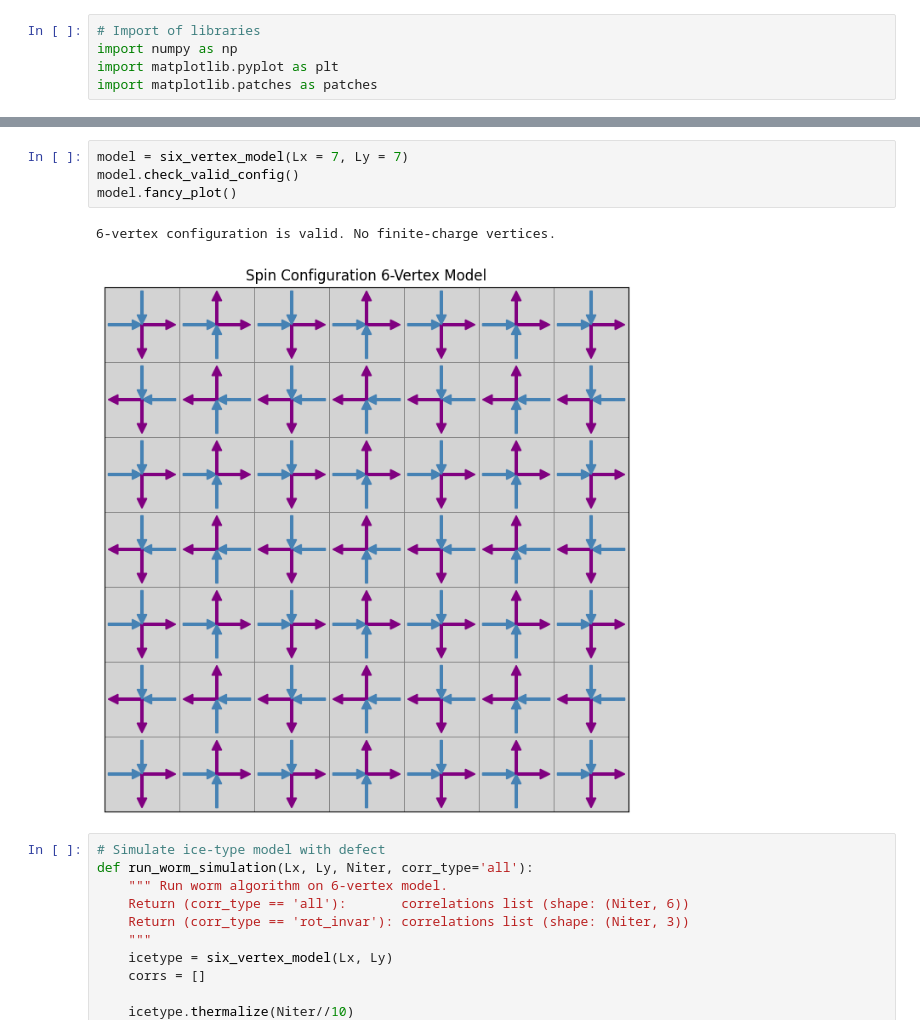
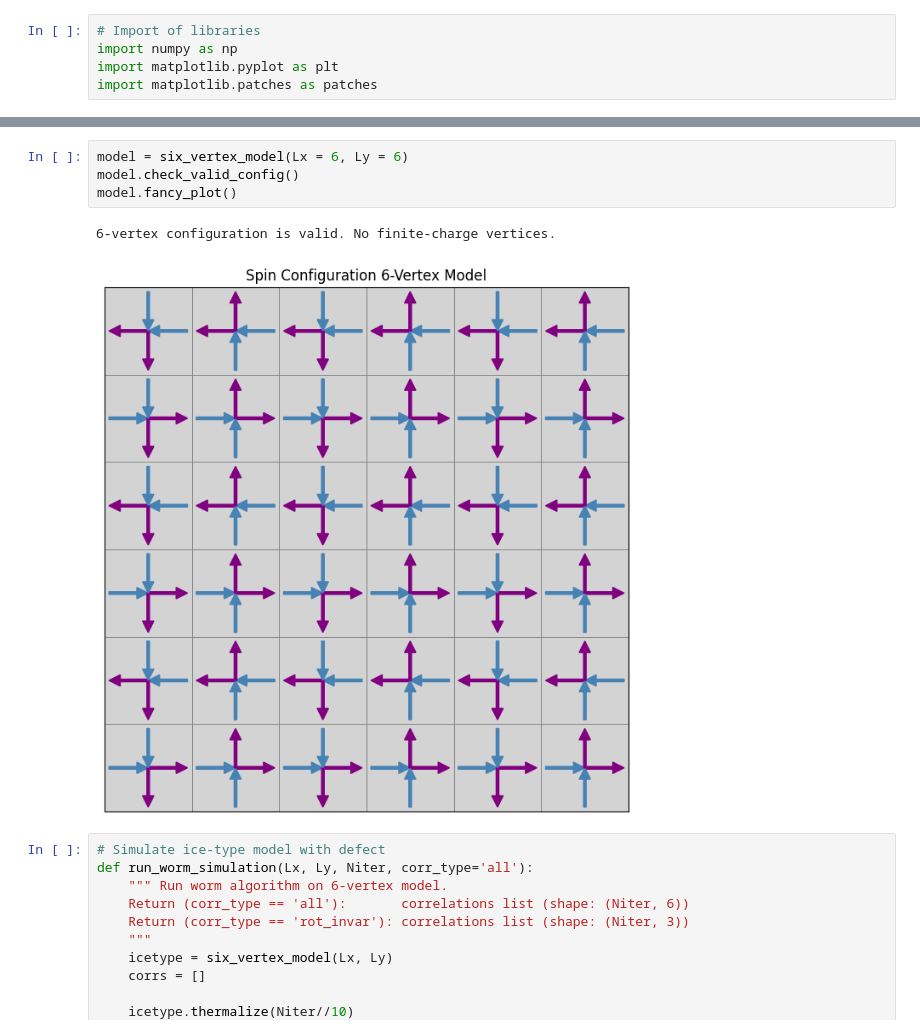
Before and after one commit to MrHighsenberg/Worm-Algorithm-6-Vertex-Model, a Jupyter notebook: Worm_Algorithm_for_6-vertex_model.ipynb, the cells around one changed output, grey strips where cells are left out. Saved outputs shown, nothing was run; the diff lists cells and outputs as text.

```diff
--- a/Worm_Algorithm_for_6-vertex_model.ipynb
+++ b/Worm_Algorithm_for_6-vertex_model.ipynb
@@ -334,12 +333,12 @@ class six_vertex_model(object):
 
             return corr_along, corr_perp, corr_diag
 # %%
-model = six_vertex_model(Lx = 7, Ly = 7)
+model = six_vertex_model(Lx = 6, Ly = 6)
 model.check_valid_config()
 model.fancy_plot()
 # %% [output]
 6-vertex configuration is valid. No finite-charge vertices.
-[figure, old version]
+[figure, new version]
 # %%
 # Simulate ice-type model with defect
 def run_worm_simulation(Lx, Ly, Niter, corr_type='all'):
```
Also changed, not shown: parts of 2 cells of this notebook, 4 other files.
